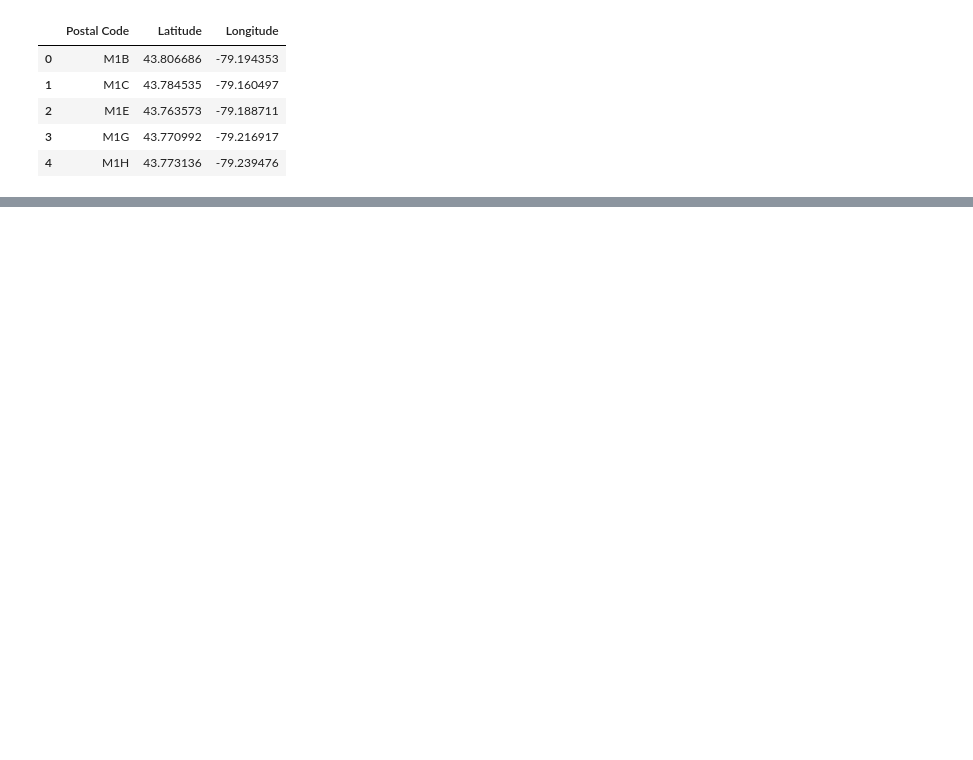
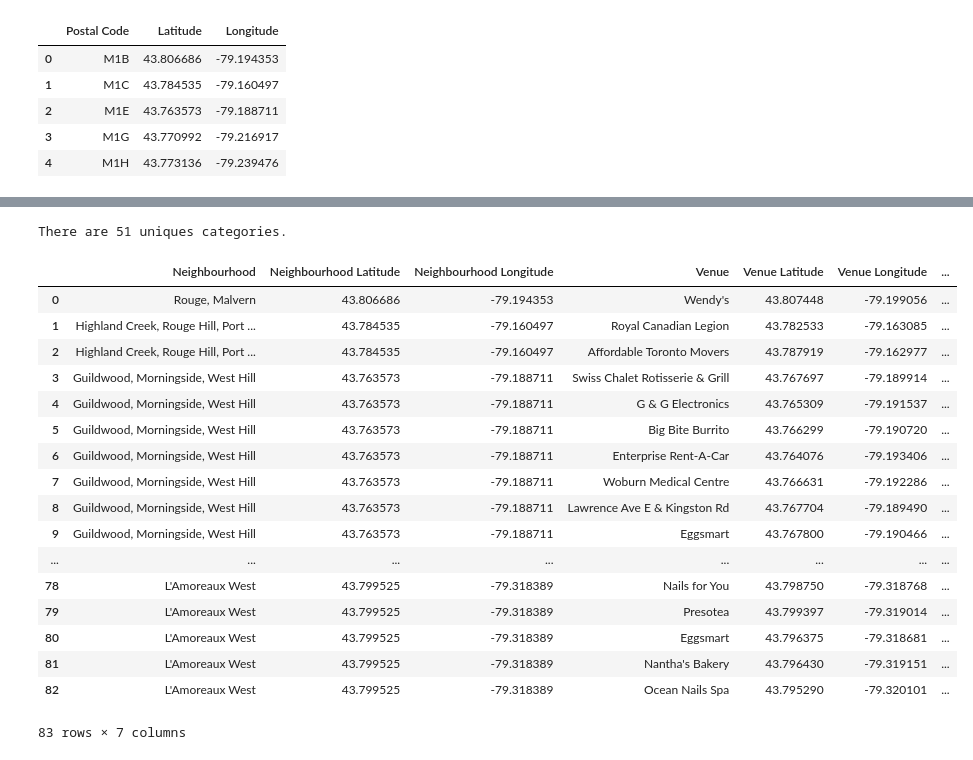
Before and after one commit to cabra92/Cabra_Projects, a Jupyter notebook: Week_3-Segmenting_and_Clustering_Neighborhoods_in_Toronto.ipynb, the cells around one changed output, grey strips where cells are left out. Saved outputs shown, nothing was run; the diff lists cells and outputs as text; code cells hidden in the pictures; blank space fills up the shorter version.

```diff
--- a/Week_3-Segmenting_and_Clustering_Neighborhoods_in_Toronto.ipynb
+++ b/Week_3-Segmenting_and_Clustering_Neighborhoods_in_Toronto.ipynb
@@ -85,0 +123,3 @@ pd.merge(df, gc, on="Postal Code")
+# %%
+scarborough = df[df['Borough'] == 'Scarborough'].reset_index(drop=True)
+scarborough.head()
@@ -85,0 +135,8 @@ pd.merge(df, gc, on="Postal Code")
+# %%
+address = 'Scarborough, Toronto'
+
+geolocator = Nominatim(user_agent="ny_explorer")
+location = geolocator.geocode(address)
+latitude = location.latitude
+longitude = location.longitude
+print('The geograpical coordinate of Scarborough are {}, {}.'.format(latitude, longitude))
@@ -85,0 +147,18 @@ pd.merge(df, gc, on="Postal Code")
+# %%
+# create map of Manhattan using latitude and longitude values
+map_scarb = folium.Map(location=[latitude, longitude], zoom_start=11)
+
+# add markers to map
+for lat, lng, label in zip(scarborough['Latitude'], scarborough['Longitude'], scarborough['Neighbourhood']):
+    label = folium.Popup(label, parse_html=True)
+    folium.CircleMarker(
+        [lat, lng],
+        radius=5,
+        popup=label,
+        color='blue',
+        fill=True,
+        fill_color='#3186cc',
+        fill_opacity=0.7,
+        parse_html=False).add_to(map_scarb)
+
+map_scarb
@@ -85,0 +215,5 @@ pd.merge(df, gc, on="Postal Code")
+# %%
+scarb_venues = getNearbyVenues(names=scarborough['Neighbourhood'],
+                                   latitudes=scarborough['Latitude'],
+                                   longitudes=scarborough['Longitude']
+                                  )
@@ -85,0 +238,25 @@ pd.merge(df, gc, on="Postal Code")
+# %%
+print('There are {} uniques categories.'.format(len(scarb_venues['Venue Category'].unique())))
+# %% [output]
+There are 51 uniques categories.
+# %%
+scarb_venues
+# %% [output]
+|  | Neighbourhood | Neighbourhood Latitude | Neighbourhood Longitude | Venue | Venue Latitude | Venue Longitude | ... |
+| 0 | Rouge, Malvern | 43.806686 | -79.194353 | Wendy's | 43.807448 | -79.199056 | ... |
+| 1 | Highland Creek, Rouge Hill, Port ... | 43.784535 | -79.160497 | Royal Canadian Legion | 43.782533 | -79.163085 | ... |
+| 2 | Highland Creek, Rouge Hill, Port ... | 43.784535 | -79.160497 | Affordable Toronto Movers | 43.787919 | -79.162977 | ... |
+| 3 | Guildwood, Morningside, West Hill | 43.763573 | -79.188711 | Swiss Chalet Rotisserie & Grill | 43.767697 | -79.189914 | ... |
+| 4 | Guildwood, Morningside, West Hill | 43.763573 | -79.188711 | G & G Electronics | 43.765309 | -79.191537 | ... |
+| 5 | Guildwood, Morningside, West Hill | 43.763573 | -79.188711 | Big Bite Burrito | 43.766299 | -79.190720 | ... |
+| 6 | Guildwood, Morningside, West Hill | 43.763573 | -79.188711 | Enterprise Rent-A-Car | 43.764076 | -79.193406 | ... |
+| 7 | Guildwood, Morningside, West Hill | 43.763573 | -79.188711 | Woburn Medical Centre | 43.766631 | -79.192286 | ... |
+| 8 | Guildwood, Morningside, West Hill | 43.763573 | -79.188711 | Lawrence Ave E & Kingston Rd | 43.767704 | -79.189490 | ... |
+| 9 | Guildwood, Morningside, West Hill | 43.763573 | -79.188711 | Eggsmart | 43.767800 | -79.190466 | ... |
+| ... | ... | ... | ... | ... | ... | ... | ... |
+| 78 | L'Amoreaux West | 43.799525 | -79.318389 | Nails for You | 43.798750 | -79.318768 | ... |
+| 79 | L'Amoreaux West | 43.799525 | -79.318389 | Presotea | 43.799397 | -79.319014 | ... |
+| 80 | L'Amoreaux West | 43.799525 | -79.318389 | Eggsmart | 43.796375 | -79.318681 | ... |
+| 81 | L'Amoreaux West | 43.799525 | -79.318389 | Nantha's Bakery | 43.796430 | -79.319151 | ... |
+| 82 | L'Amoreaux West | 43.799525 | -79.318389 | Ocean Nails Spa | 43.795290 | -79.320101 | ... |
+83 rows × 7 columns
```
Also changed, not shown: parts of 38 cells of this notebook.
